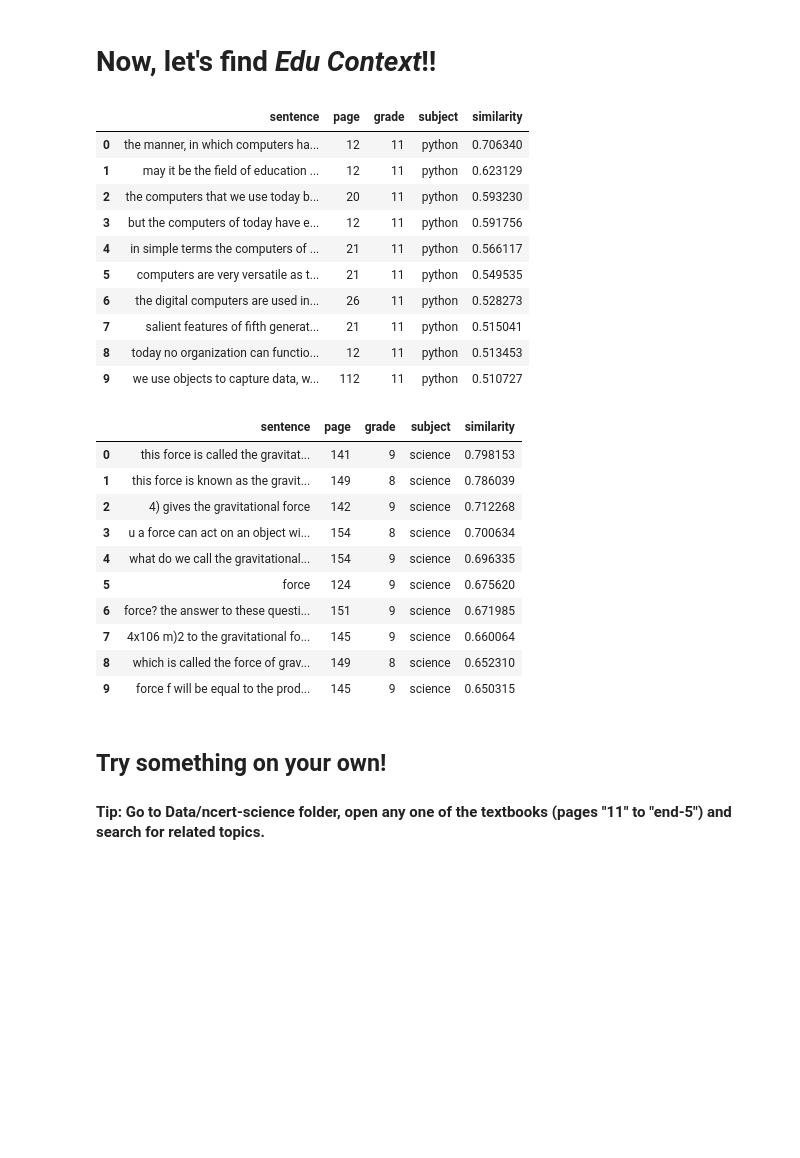
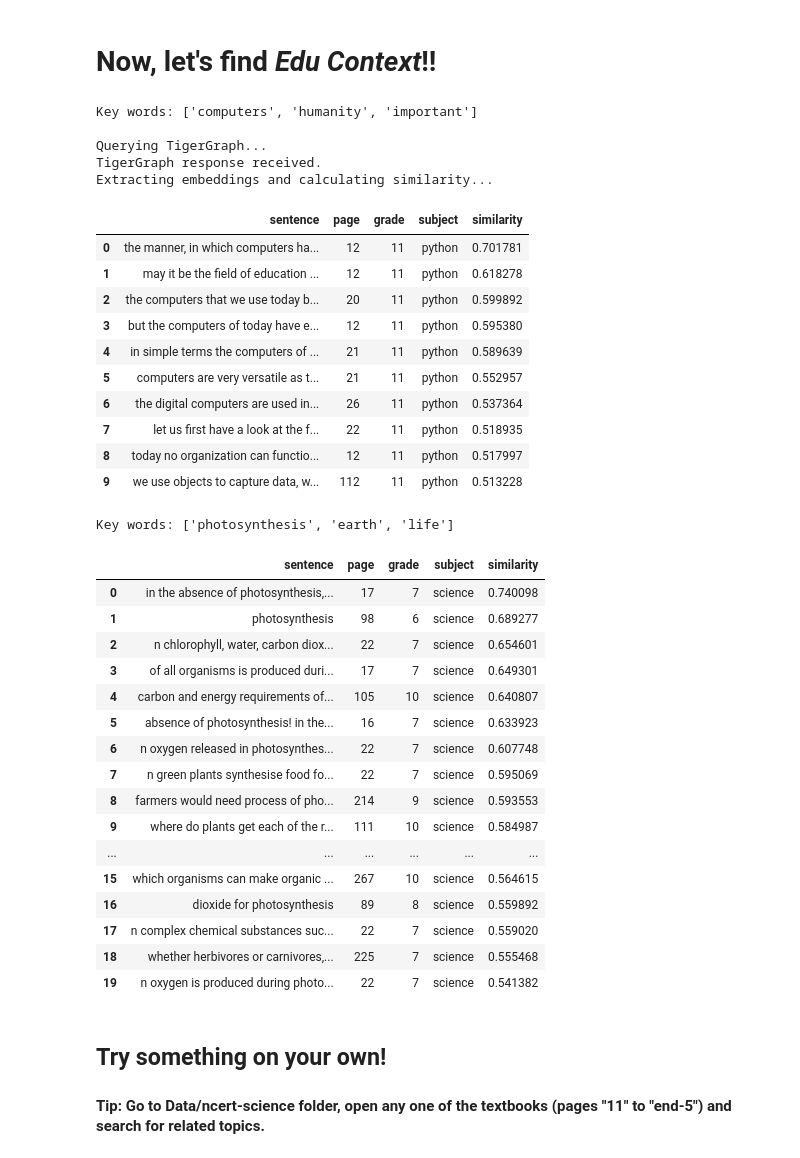
Before and after one commit to ruthvik-17/Abhyas-Edu-Context, a Jupyter notebook: Query_TigerGraph.ipynb, the cells around one changed output. Saved outputs shown, nothing was run; the diff lists cells and outputs as text; code cells hidden in the pictures; blank space fills up the shorter version.

Commit message:
update query notebook

```diff
--- a/Query_TigerGraph.ipynb
+++ b/Query_TigerGraph.ipynb
@@ -169,20 +177,25 @@ conn = tg.TigerGraphConnection(host=hostName, username=userName, password=passwo
 # %%
 # result[0]['RES'][0]
 # %%
+from tqdm import tqdm
+
 def get_edu_context(sentence, top_n=10):
     sentence_embedding = extract_embedding(sentence)
     key_words = extract_keywords(sentence)
     edu_context_res = []
-
+    print("Key words:", key_words,"\n")
+    print("Querying TigerGraph...")
     for word in key_words:
         this_res = conn.runInstalledQuery("get_edu_context", params={"inName": stem(word)})
         if this_res[0]['RES'] != [] and this_res[0]['RES'][0]['attributes']['@this_data'] != []:
             edu_context_res.append(this_res[0]['RES'][0])
 
     top_matches = []
+    print("TigerGraph response received.")
+    print('Extracting embeddings and calculating similarity...\n')
 
     for each in edu_context_res:
-        for sent_data in each['attributes']['@this_data']:
+        for sent_data in tqdm(each['attributes']['@this_data']):
             this_sim_score = similarity_score(extract_embedding(sent_data['sentence']), sentence_embedding)
             grade = sent_data['book'].split('_')[0]
             subject = sent_data['book'].split('_')[1]
@@ -201,35 +214,47 @@ import pandas as pd
 from google.colab import data_table
 data_table.enable_dataframe_formatter()
 # %%
-result = get_edu_context('computers are really important for humanity')
+result = get_edu_context('computers are really important for the humanity')
 pd.DataFrame(result)
 # %% [output]
+Key words: ['computers', 'humanity', 'important']
+
+Querying TigerGraph...
+TigerGraph response received.
+Extracting embeddings and calculating similarity...
 |  | sentence | page | grade | subject | similarity |
-| 0 | the manner, in which computers ha... | 12 | 11 | python | 0.706340 |
-| 1 | may it be the field of education ... | 12 | 11 | python | 0.623129 |
-| 2 | the computers that we use today b... | 20 | 11 | python | 0.593230 |
-| 3 | but the computers of today have e... | 12 | 11 | python | 0.591756 |
-| 4 | in simple terms the computers of ... | 21 | 11 | python | 0.566117 |
-| 5 | computers are very versatile as t... | 21 | 11 | python | 0.549535 |
-| 6 | the digital computers are used in... | 26 | 11 | python | 0.528273 |
-| 7 | salient features of fifth generat... | 21 | 11 | python | 0.515041 |
-| 8 | today no organization can functio... | 12 | 11 | python | 0.513453 |
-| 9 | we use objects to capture data, w... | 112 | 11 | python | 0.510727 |
+| 0 | the manner, in which computers ha... | 12 | 11 | python | 0.701781 |
+| 1 | may it be the field of education ... | 12 | 11 | python | 0.618278 |
+| 2 | the computers that we use today b... | 20 | 11 | python | 0.599892 |
+| 3 | but the computers of today have e... | 12 | 11 | python | 0.595380 |
+| 4 | in simple terms the computers of ... | 21 | 11 | python | 0.589639 |
+| 5 | computers are very versatile as t... | 21 | 11 | python | 0.552957 |
+| 6 | the digital computers are used in... | 26 | 11 | python | 0.537364 |
+| 7 | let us first have a look at the f... | 22 | 11 | python | 0.518935 |
+| 8 | today no organization can functio... | 12 | 11 | python | 0.517997 |
+| 9 | we use objects to capture data, w... | 112 | 11 | python | 0.513228 |
-# %%
-result = get_edu_context('gravitational force')
-pd.DataFrame(result)
-# %% [output]
-|  | sentence | page | grade | subject | similarity |
-| 0 | this force is called the gravitat... | 141 | 9 | science | 0.798153 |
-| 1 | this force is known as the gravit... | 149 | 8 | science | 0.786039 |
-| 2 | 4) gives the gravitational force | 142 | 9 | science | 0.712268 |
-| 3 | u a force can act on an object wi... | 154 | 8 | science | 0.700634 |
-| 4 | what do we call the gravitational... | 154 | 9 | science | 0.696335 |
-| 5 | force | 124 | 9 | science | 0.675620 |
-| 6 | force? the answer to these questi... | 151 | 9 | science | 0.671985 |
-| 7 | 4x106 m)2 to the gravitational fo... | 145 | 9 | science | 0.660064 |
-| 8 | which is called the force of grav... | 149 | 8 | science | 0.652310 |
-| 9 | force f will be equal to the prod... | 145 | 9 | science | 0.650315 |
+# %%
+result = get_edu_context('all life on the earth depend on photosynthesis for food and energy', top_n=20)
+pd.DataFrame(result)
+# %% [output]
+Key words: ['photosynthesis', 'earth', 'life']
+|  | sentence | page | grade | subject | similarity |
+| 0 | in the absence of photosynthesis,... | 17 | 7 | science | 0.740098 |
+| 1 | photosynthesis | 98 | 6 | science | 0.689277 |
+| 2 | n chlorophyll, water, carbon diox... | 22 | 7 | science | 0.654601 |
+| 3 | of all organisms is produced duri... | 17 | 7 | science | 0.649301 |
+| 4 | carbon and energy requirements of... | 105 | 10 | science | 0.640807 |
+| 5 | absence of photosynthesis! in the... | 16 | 7 | science | 0.633923 |
+| 6 | n oxygen released in photosynthes... | 22 | 7 | science | 0.607748 |
+| 7 | n green plants synthesise food fo... | 22 | 7 | science | 0.595069 |
+| 8 | farmers would need process of pho... | 214 | 9 | science | 0.593553 |
+| 9 | where do plants get each of the r... | 111 | 10 | science | 0.584987 |
+| ... | ... | ... | ... | ... | ... |
+| 15 | which organisms can make organic ... | 267 | 10 | science | 0.564615 |
+| 16 | dioxide for photosynthesis | 89 | 8 | science | 0.559892 |
+| 17 | n complex chemical substances suc... | 22 | 7 | science | 0.559020 |
+| 18 | whether herbivores or carnivores,... | 225 | 7 | science | 0.555468 |
+| 19 | n oxygen is produced during photo... | 22 | 7 | science | 0.541382 |
 # %% [markdown]
 ## Try something on your own!
 #### Tip: Go to Data/ncert-science folder, open any one of the textbooks (pages "11" to "end-5") and search for related topics.
```
Also changed, not shown: parts of 8 cells of this notebook.
